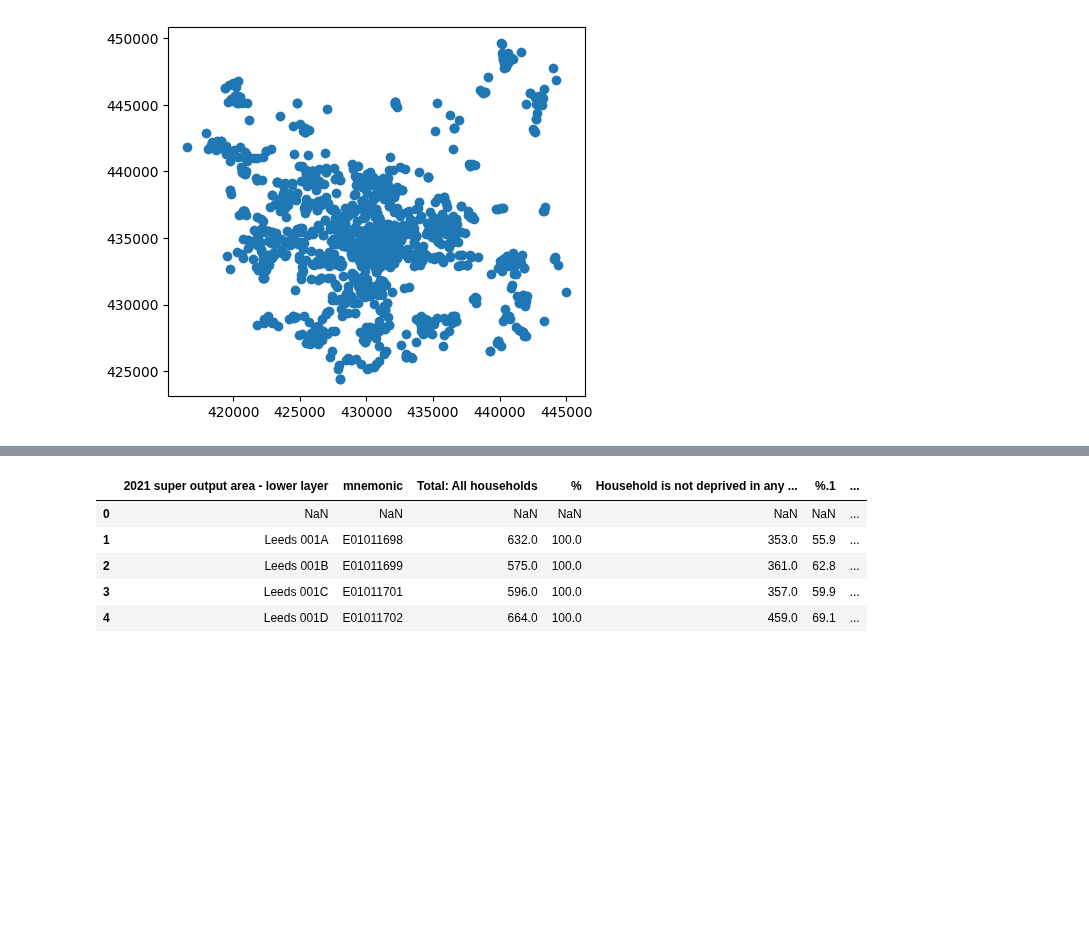
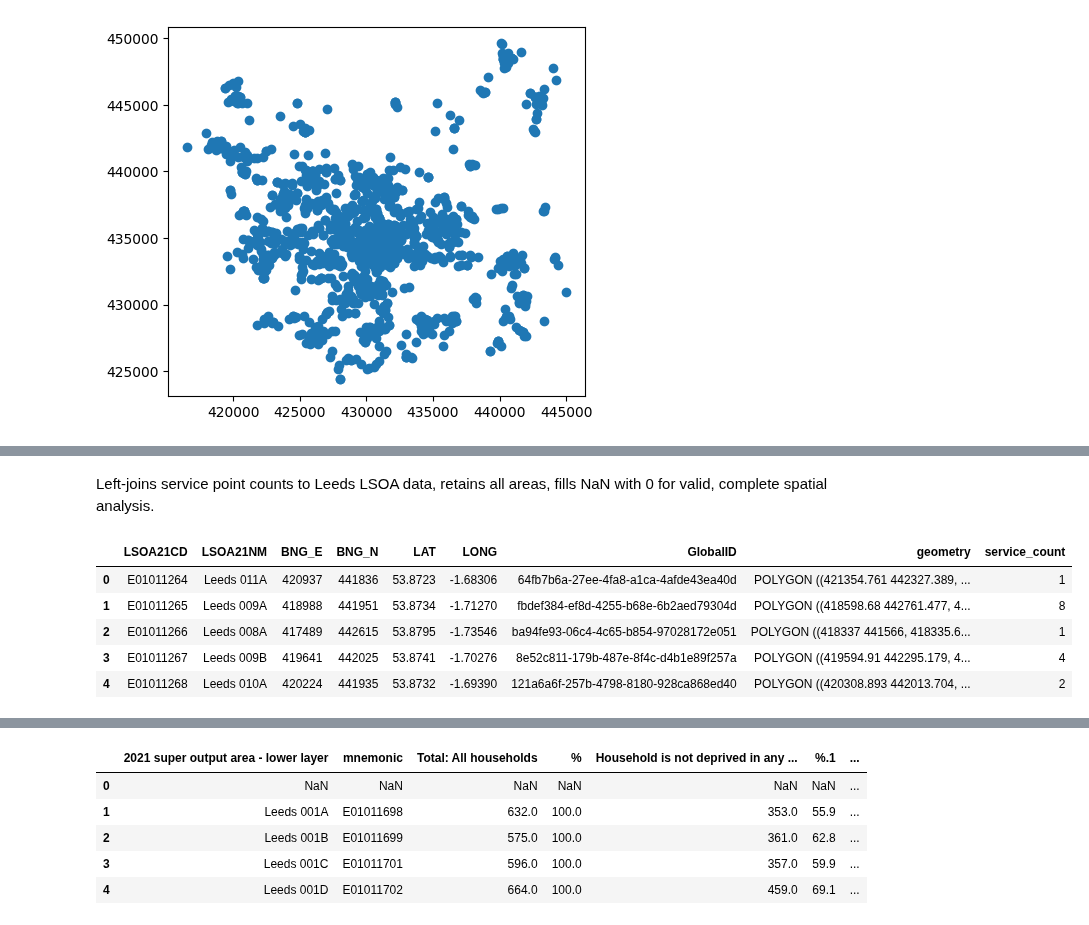
Before and after one commit to smtz0472/GEOG5415, a Jupyter notebook: notebooks/assignment_templates/GEOG5990M_Final_Project_template.ipynb, the cells around one changed output, grey strips where cells are left out. Saved outputs shown, nothing was run; the diff lists cells and outputs as text; code cells hidden in the pictures; blank space fills up the shorter version.

```diff
--- a/notebooks/assignment_templates/GEOG5990M_Final_Project_template.ipynb
+++ b/notebooks/assignment_templates/GEOG5990M_Final_Project_template.ipynb
@@ -213,0 +246,11 @@ service_gdf.plot()
+# %% [markdown]
+Left-joins service point counts to Leeds LSOA data, retains all areas, fills NaN with 0 for valid, complete spatial analysis.
+# %%
+leeds_lsoa_service.head(5)
+# %% [output]
+|  | LSOA21CD | LSOA21NM | BNG_E | BNG_N | LAT | LONG | GlobalID | geometry | service_count |
+| 0 | E01011264 | Leeds 011A | 420937 | 441836 | 53.8723 | -1.68306 | 64fb7b6a-27ee-4fa8-a1ca-4afde43ea40d | POLYGON ((421354.761 442327.389, ... | 1 |
+| 1 | E01011265 | Leeds 009A | 418988 | 441951 | 53.8734 | -1.71270 | fbdef384-ef8d-4255-b68e-6b2aed79304d | POLYGON ((418598.68 442761.477, 4... | 8 |
+| 2 | E01011266 | Leeds 008A | 417489 | 442615 | 53.8795 | -1.73546 | ba94fe93-06c4-4c65-b854-97028172e051 | POLYGON ((418337 441566, 418335.6... | 1 |
+| 3 | E01011267 | Leeds 009B | 419641 | 442025 | 53.8741 | -1.70276 | 8e52c811-179b-487e-8f4c-d4b1e89f257a | POLYGON ((419594.91 442295.179, 4... | 4 |
+| 4 | E01011268 | Leeds 010A | 420224 | 441935 | 53.8732 | -1.69390 | 121a6a6f-257b-4798-8180-928ca868ed40 | POLYGON ((420308.893 442013.704, ... | 2 |
```
Also changed, not shown: parts of 22 cells of this notebook.
